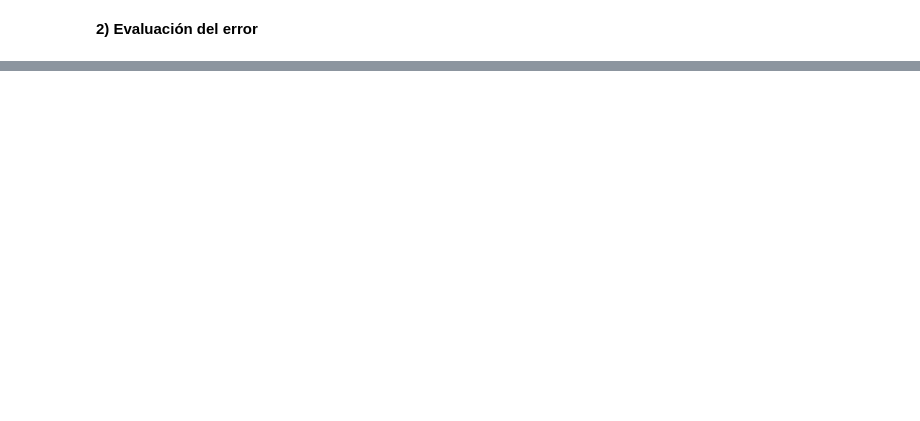
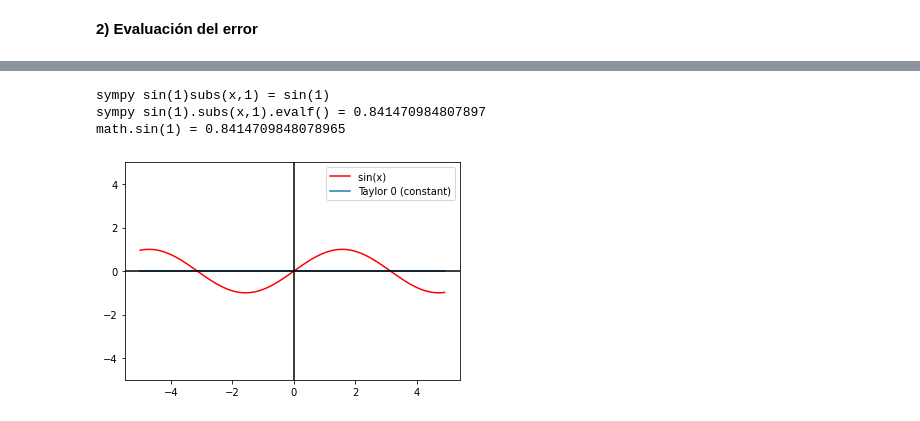
Before and after one commit to AndresRPerez12/MetNumUN2021II, a Jupyter notebook: Lab9/Lab9.ipynb, the cells around one changed output, grey strips where cells are left out. Drawn from its saved outputs; the diff is of its cells as text; code cells hidden in the pictures; blank space fills up the shorter version.

Commit message:
ln(1+x) + sin(x) notebook

```diff
--- a/Lab9/Lab9.ipynb
+++ b/Lab9/Lab9.ipynb
@@ -496,0 +653,13 @@ $$ ln(x+1) = \sum_{n=0}^{\infty} (-1)^{n-1} \frac{(n+1)!}{(1+x)^{n}} $$
+# %%
+# Define symbol
+x = Symbol('x')
+# %%
+# Function for Taylor Series Expansion
+
+def taylor(function, x0, n):
+    """
+    Parameter "function" is our function which we want to approximate
+    "x0" is the point where to approximate
+    "n" is the order of approximation
+    """
+    return function.series(x,x0,n)
@@ -496,0 +678,10 @@ $$ ln(x+1) = \sum_{n=0}^{\infty} (-1)^{n-1} \frac{(n+1)!}{(1+x)^{n}} $$
+# %%
+# Function for Taylor Series Expansion
+
+def taylor(function, x0, n):
+    """
+    Parameter "function" is our function which we want to approximate
+    "x0" is the point where to approximate
+    "n" is the order of approximation
+    """
+    return function.series(x,x0,n).removeO()
@@ -496,0 +760,33 @@ $$ ln(x+1) = \sum_{n=0}^{\infty} (-1)^{n-1} \frac{(n+1)!}{(1+x)^{n}} $$
+# %%
+import math
+print('sympy sin(1)subs(x,1) =', sin(1).subs(x,1))
+print('sympy sin(1).subs(x,1).evalf() =', sin(1).subs(x,1).evalf())
+print('math.sin(1) =', math.sin(1))
+# %% [output]
+sympy sin(1)subs(x,1) = sin(1)
+sympy sin(1).subs(x,1).evalf() = 0.841470984807897
+math.sin(1) = 0.8414709848078965
+# %%
+import math
+import numpy as np
+import matplotlib.pyplot as plt
+# if using a Jupyter notebook, include:
+%matplotlib inline
+
+values = np.arange(-5,5,0.1)
+p_exp = np.sin(values)
+t_exp1 = [taylor(sin(x), 0, 1).subs(x,v) for v in values]
+legends = ['sin(x) ','Taylor 0 (constant)']
+
+fig, ax = plt.subplots()
+ax.plot(values,p_exp, color ='red')
+ax.plot(values,t_exp1)
+
+ax.set_ylim([-5,5])
+ax.axhline(y=0.0, xmin=-5.0, xmax=5.0, color='black')
+ax.axvline(x=0.0, ymin=-10.0, ymax=10.0, color='black')
+ax.legend(legends)
+
+plt.show()
+# %% [output]
+[figure, added]
```
Also changed, not shown: parts of 32 cells of this notebook.
